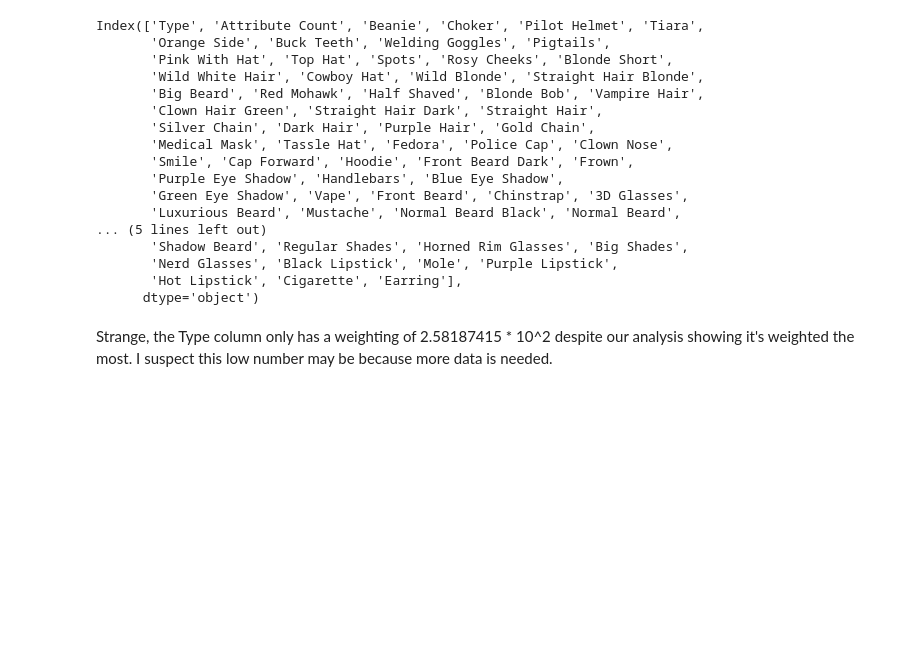
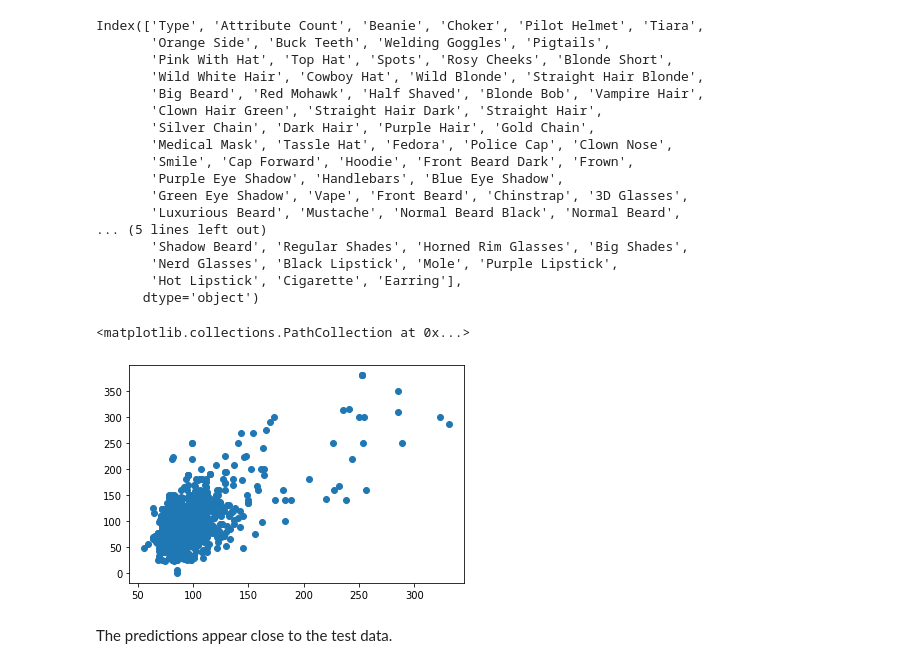
Before and after one commit to fahimahmedx/cryptopunks, a Jupyter notebook: analysis.ipynb, the cells around one changed output. Drawn from its saved outputs; the diff is of its cells as text; code cells hidden in the pictures; blank space fills up the shorter version.

Commit message:
Update data for analysis and linear regression.

```diff
--- a/analysis.ipynb
+++ b/analysis.ipynb
@@ -289,5 +330,10 @@ Index(['Type', 'Attribute Count', 'Beanie', 'Choker', 'Pilot Helmet', 'Tiara',
        'Nerd Glasses', 'Black Lipstick', 'Mole', 'Purple Lipstick',
        'Hot Lipstick', 'Cigarette', 'Earring'],
       dtype='object')
-# %% [markdown]
-Strange, the Type column only has a weighting of 2.58187415 * 10^2 despite our analysis showing it's weighted the most. I suspect this low number may be because more data is needed.
+# %%
+plt.scatter(Y_pred, Y_test)
+# %% [output]
+<matplotlib.collections.PathCollection at 0x...>
+[figure, added]
+# %% [markdown]
+The predictions appear close to the test data.
```
Also changed, not shown: parts of 23 cells of this notebook.
